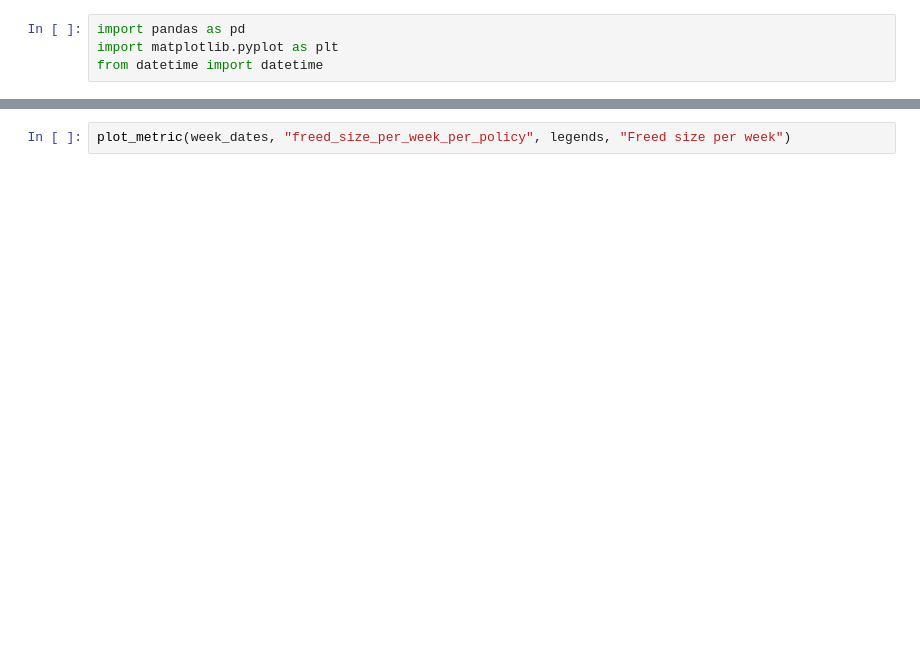
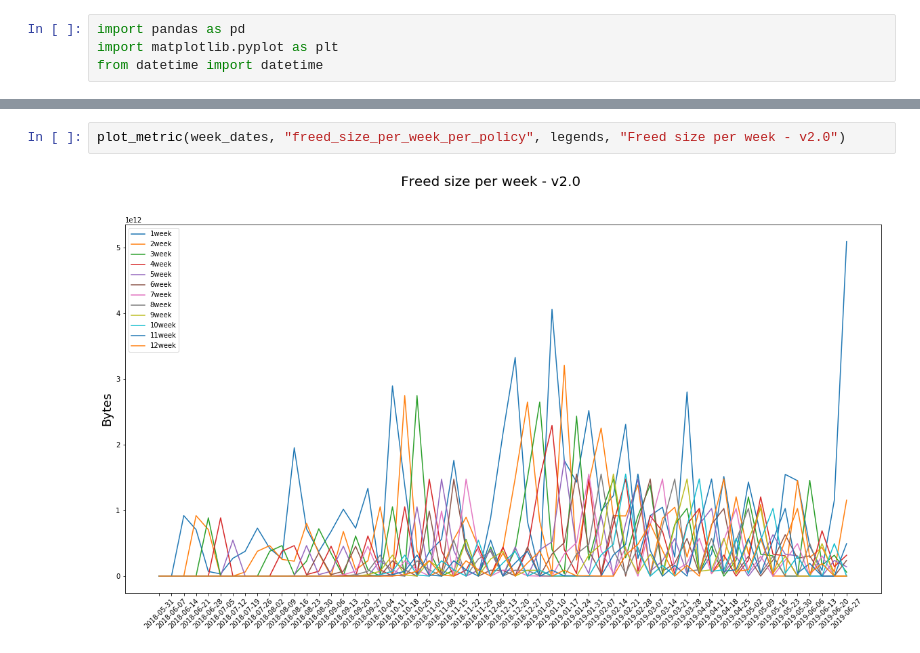
Before and after one commit to ddavila0/analytics_tools, a Jupyter notebook: models/read_and_plot_report.ipynb, the cells around one changed output, grey strips where cells are left out. Cells and saved outputs as stored; diff of their text form; blank space fills up the shorter version.

```diff
--- a/models/read_and_plot_report.ipynb
+++ b/models/read_and_plot_report.ipynb
@@ -43,2 +59,4 @@ plot_metric(week_dates, "recalled_size_per_week_per_policy", legends, "Recalled
 # %%
-plot_metric(week_dates, "freed_size_per_week_per_policy", legends, "Freed size per week")
+plot_metric(week_dates, "freed_size_per_week_per_policy", legends, "Freed size per week - v2.0")
+# %% [output]
+[figure, added]
```
Also changed, not shown: parts of 5 cells of this notebook, 1 other file.
